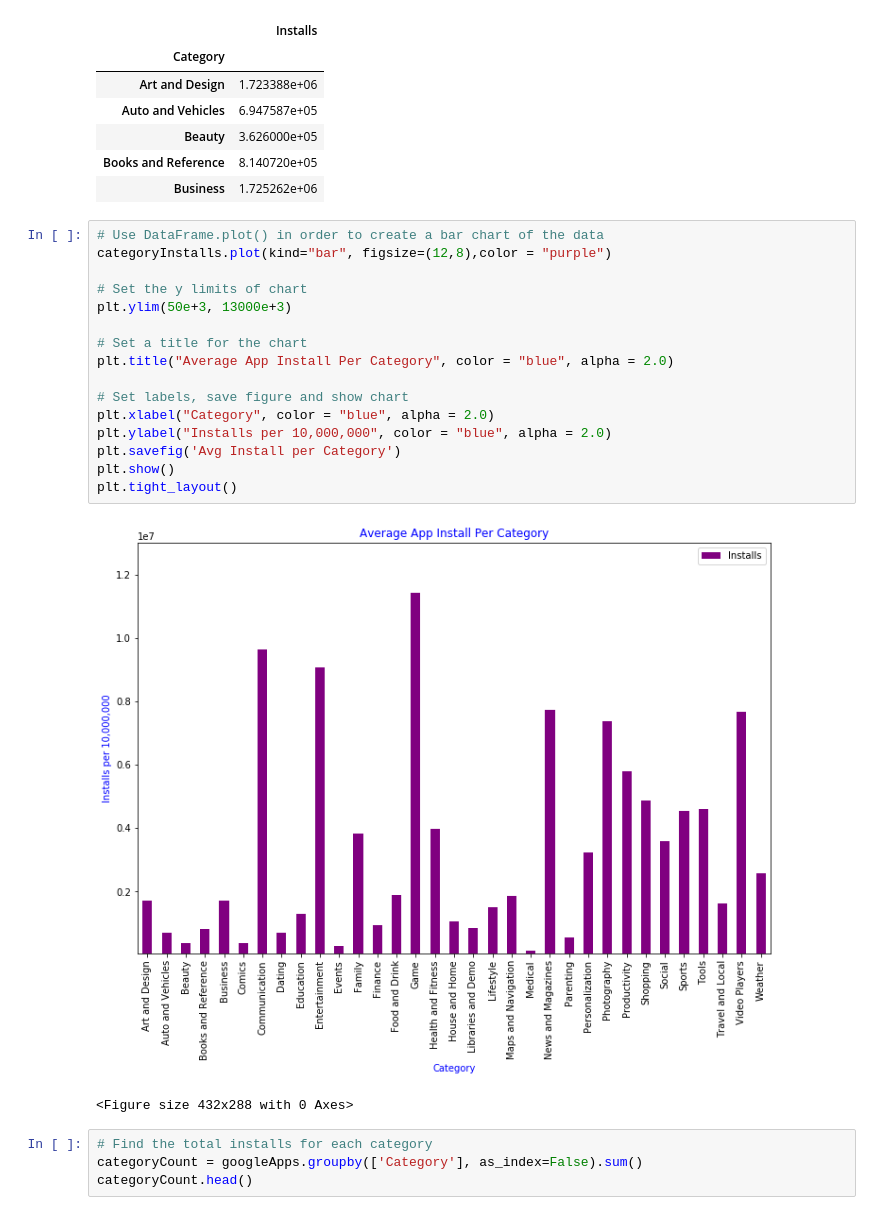
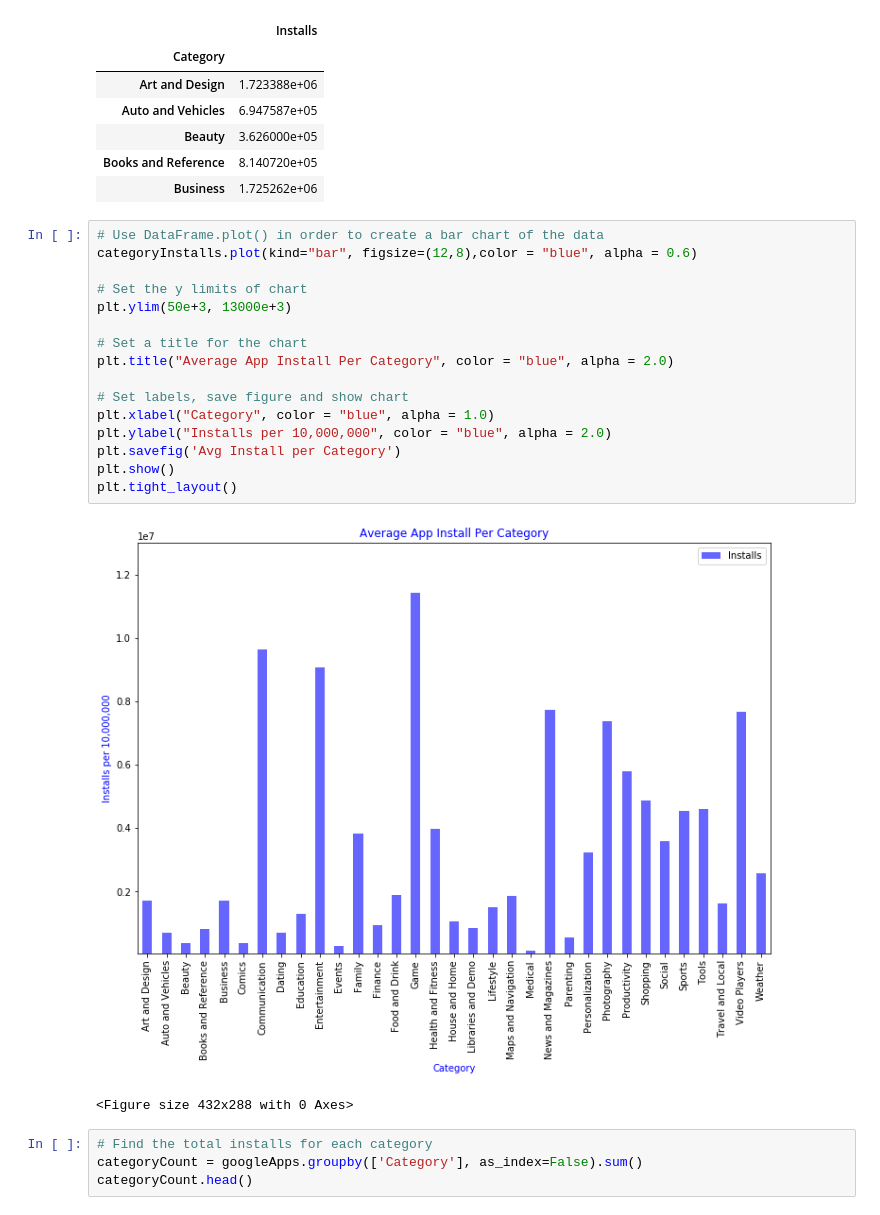
Before and after one commit to KylePeterson623/Project1, a Jupyter notebook: mark.ipynb, the cells around one changed output. Saved outputs shown, nothing was run; the diff lists cells and outputs as text.

```diff
--- a/mark.ipynb
+++ b/mark.ipynb
@@ -338,22 +338,22 @@ categoryInstalls.head()
 | Business | 1.725262e+06 |
 # %%
 # Use DataFrame.plot() in order to create a bar chart of the data
-categoryInstalls.plot(kind="bar", figsize=(12,8),color = "purple")
+categoryInstalls.plot(kind="bar", figsize=(12,8),color = "blue", alpha = 0.6)
 
 # Set the y limits of chart
 plt.ylim(50e+3, 13000e+3)
 
 # Set a title for the chart
 plt.title("Average App Install Per Category", color = "blue", alpha = 2.0)
 
 # Set labels, save figure and show chart
-plt.xlabel("Category", color = "blue", alpha = 2.0)
+plt.xlabel("Category", color = "blue", alpha = 1.0)
 plt.ylabel("Installs per 10,000,000", color = "blue", alpha = 2.0)
 plt.savefig('Avg Install per Category')
 plt.show()
 plt.tight_layout()
 # %% [output]
-[figure, old version]
+[figure, new version]
 <Figure size 432x288 with 0 Axes>
 # %%
 # Find the total installs for each category
```
Also changed, not shown: parts of 3 cells of this notebook, 4 other files.
